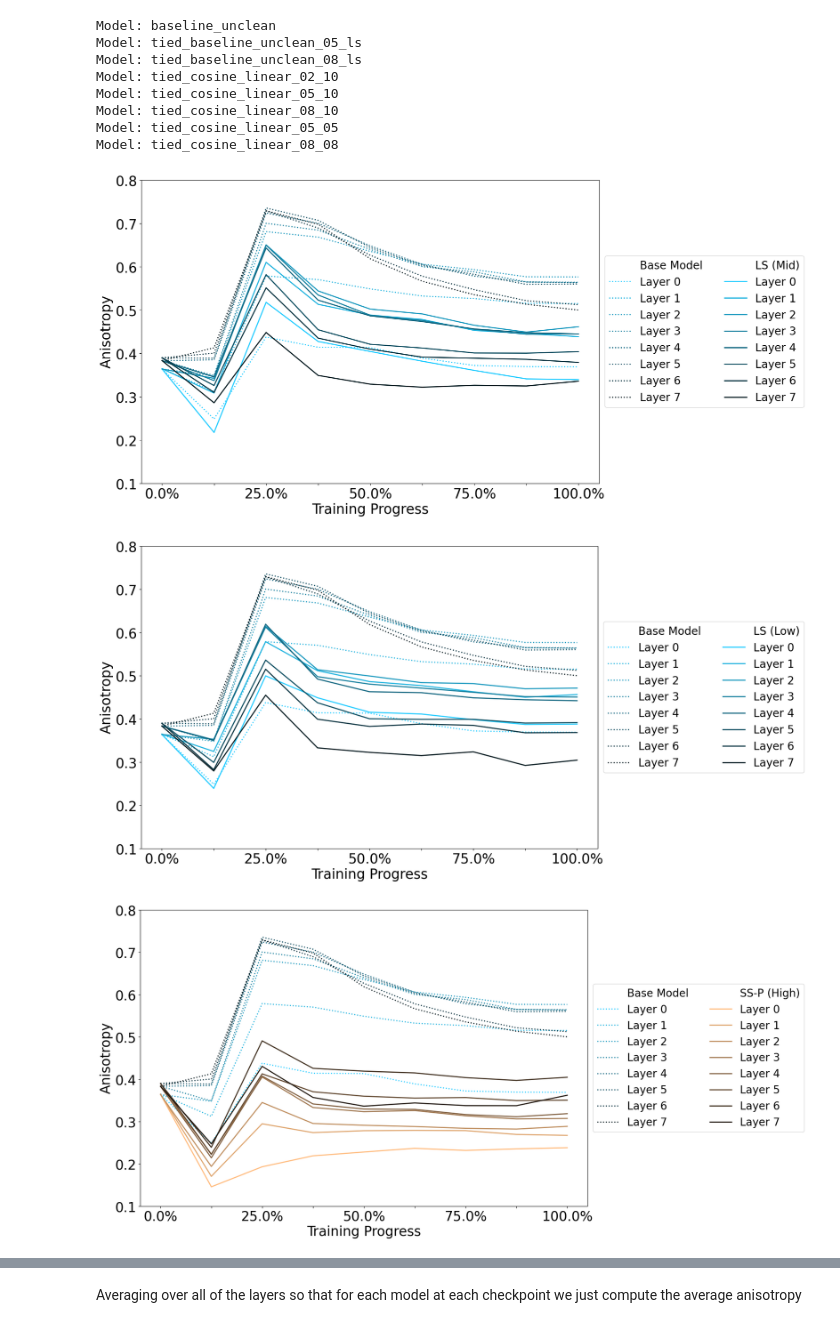
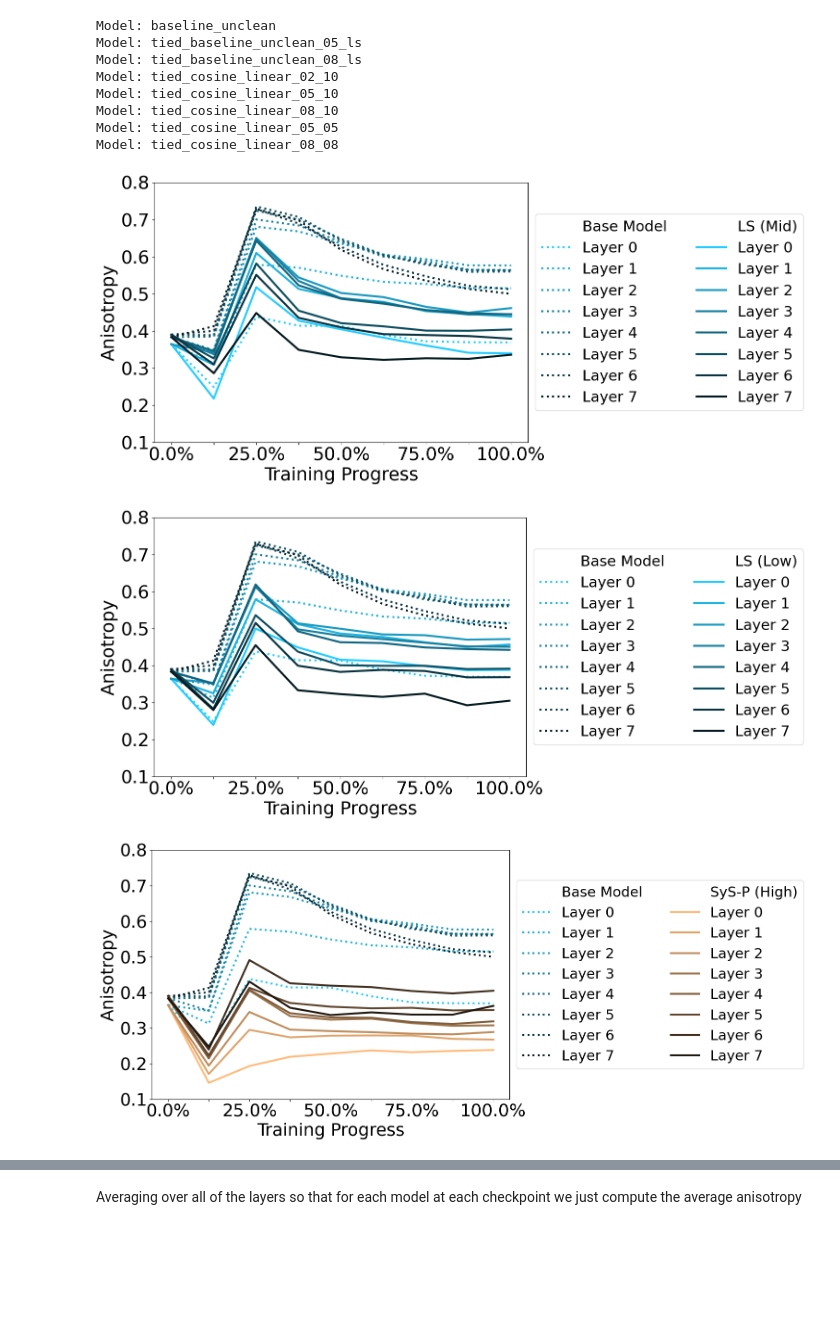
Before and after one commit to rdiehlmartinez/syntactic-smoothing, a Jupyter notebook: notebooks/analysis_anisotropy.ipynb, the cells around one changed output, grey strips where cells are left out. Saved outputs shown, nothing was run; the diff lists cells and outputs as text; code cells hidden in the pictures; blank space fills up the shorter version.

```diff
--- a/notebooks/analysis_anisotropy.ipynb
+++ b/notebooks/analysis_anisotropy.ipynb
@@ -442,9 +442,10 @@ import matplotlib.colors as mcolors
 import colorsys
 import numpy as np
 
-plt.rcParams.update({'font.size': 25})
-plt.rcParams.update({'legend.fontsize': 20})
-plt.rcParams['lines.linewidth'] = 2
+plt.rcParams.update({'font.size': 27})
+plt.rcParams.update({'legend.fontsize': 22})
+plt.rcParams['lines.linewidth'] = 3
+checkpoint_steps = [i*25_000 for i in range(9)]
 
 baseline_model = 'baseline_unclean'
 
@@ -486,11 +487,11 @@ model_name_conversion = {
     'baseline_unclean': 'Base Model',
     'tied_baseline_unclean_05_ls': 'LS (Mid)',
     'tied_baseline_unclean_08_ls': 'LS (Low)',
-    'tied_cosine_linear_02_10': 'SS-P (High)',
-    'tied_cosine_linear_05_10': 'SS-P (Mid)',
-    'tied_cosine_linear_08_10': 'SS-P (Low)',
-    'tied_cosine_linear_05_05': 'SS (Mid)',
-    'tied_cosine_linear_08_08': 'SS (Low)',
+    'tied_cosine_linear_02_10': 'SyS-P (High)',
+    'tied_cosine_linear_05_10': 'SyS-P (Mid)',
+    'tied_cosine_linear_08_10': 'SyS-P (Low)',
+    'tied_cosine_linear_05_05': 'SyS (Mid)',
+    'tied_cosine_linear_08_08': 'SyS (Low)',
 }
 
 def create_heatmap_from_one_color(color, amount):
@@ -515,7 +516,7 @@ compare_models = [
 
 # Loop over each specific model for individual plots
 for model_name in compare_models:
-    fig, ax = plt.subplots(figsize=(15, 10))
+    fig, ax = plt.subplots(figsize=(10, 7))
 
     # Plot baseline_unclean in each comparison
     if baseline_model in anisotropy_plotting:
@@ -532,33 +533,33 @@ for model_name in compare_models:
 
         model = []
 
         for layer_index, (layer_name, layer_cosines) in enumerate(anisotropy_plotting[model_name].items()):
             color = create_heatmap_from_one_color(line_colors[model_name], len(anisotropy_plotting[model_name]))[layer_index]
             m, = ax.plot(checkpoint_steps, layer_cosines, label=f"{model_name_conversion[model_name]} - Layer: {layer_index}", linestyle='-', color=color)
             model.append(m)
 
     dum1, = ax.plot([0], [0], marker='None', linestyle='None', label='dummy-tophead')
     dum2, = ax.plot([0], [0], marker='None', linestyle='None', label='dummy-empty')
 
     layers = [f'Layer {i}' for i in range(8)]
     leg = ax.legend([dum1] + baselines + [dum1] + model,
                      ['Base Model'] + layers + [model_name_conversion[model_name]] + layers,
                      loc='center left', bbox_to_anchor=(1, 0.5), ncol=2)
     # leg2 = ax.legend([dum1, dum2, dum1, dum2] + baselines + model,
     #                  ['Base Model', '', model_name_conversion[model_name], ''] + layers + layers,
     #                  loc='center left', bbox_to_anchor=(1, 0.5), ncol=2)
     # ax.add_artist(leg)
 
 
 
     # Adding labels and title
     plt.xlabel('Training Progress')
     plt.xticks(checkpoint_steps, [f'{i*12.5}%' if i%2==0 else '' for i in range(9)])
     plt.ylabel('Anisotropy')
     plt.ylim(0.1,0.8)
     # plt.title(f'Anisotropy Analysis - Baseline vs. Model: {model_name}')
     plt.show()
 # %% [output]
-[figure, old version]
+[figure, new version]
-[figure, old version]
+[figure, new version]
-[figure, old version]
+[figure, new version]
```
Also changed, not shown: parts of 7 cells of this notebook, 2 other files.
